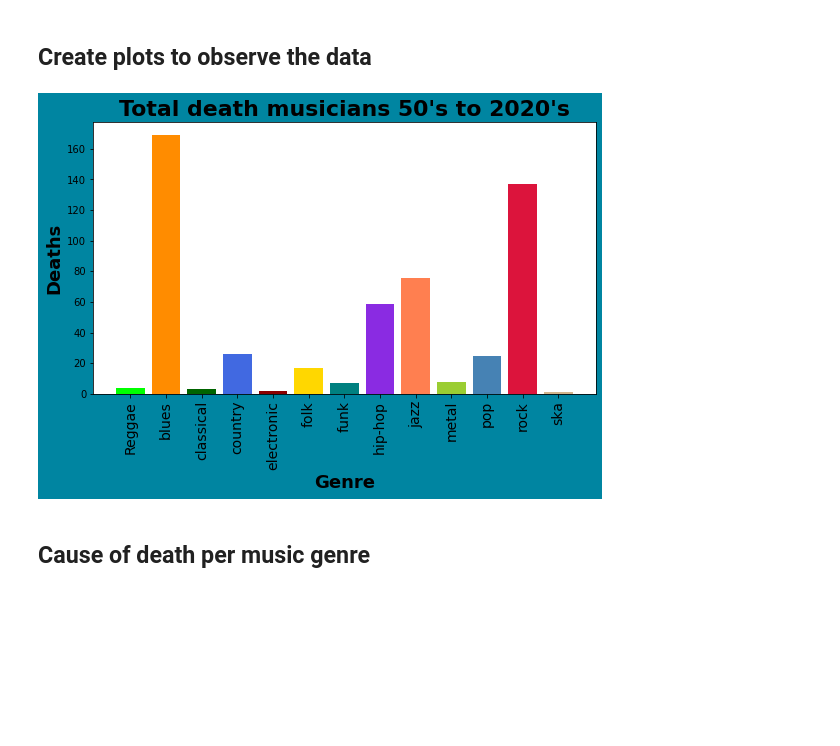
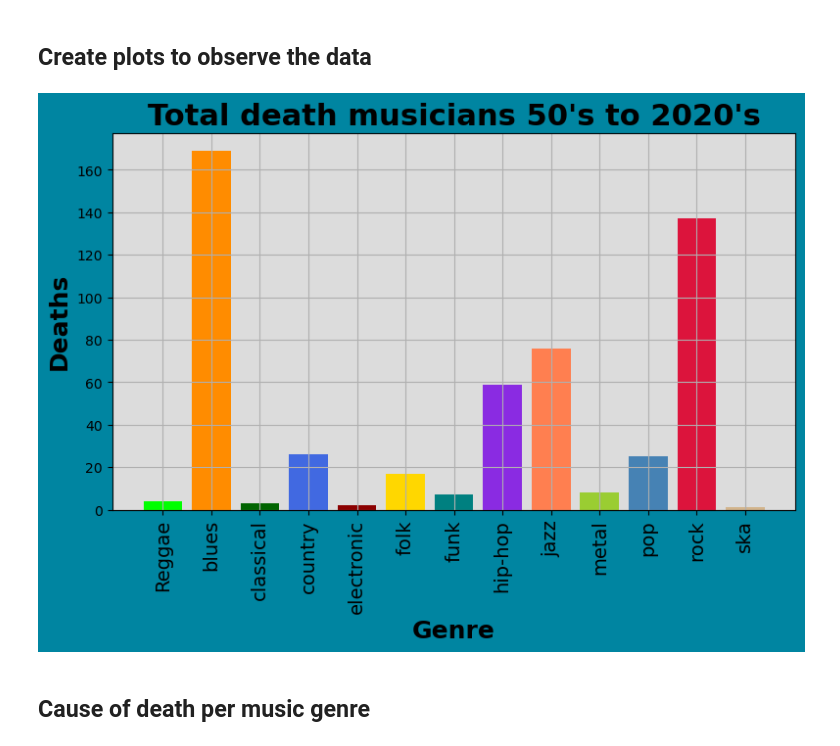
Before and after one commit to Kalincillo/data_science_music_and_death, a Jupyter notebook: music_and_death.ipynb, the cells around one changed output. Saved outputs shown, nothing was run; the diff lists cells and outputs as text; code cells hidden in the pictures; blank space fills up the shorter version.

```diff
--- a/music_and_death.ipynb
+++ b/music_and_death.ipynb
@@ -165,23 +165,24 @@ musician
 # %%
 # Bar plot to show deaths per music genre
 
 # Create a new music table using genre as indez and size of each genre
 df_n = musician.pivot_table(index=['genre'], aggfunc='size')
 
 # plot the data
 plt.figure(figsize=(9,5), facecolor='#0085a1')
 ax = plt.axes()
-ax.set_facecolor("white")
+ax.set_facecolor("gainsboro")
 ax.set_title("Total death musicians 50's to 2020's",
              size=22,
              fontweight="bold" )
 plt.bar(df_n.index, df_n, color=colors)
 plt.ylabel("Deaths", size=18, fontweight="bold")
 plt.xlabel("Genre", size=18, fontweight="bold")
 plt.xticks(rotation='vertical', size=14)
+plt.grid()
 plt.show()
 # %% [output]
-[figure, old version]
+[figure, new version]
 # %% [markdown]
 ## Cause of death per music genre
 # %%
```
Also changed, not shown: parts of 15 cells of this notebook.
